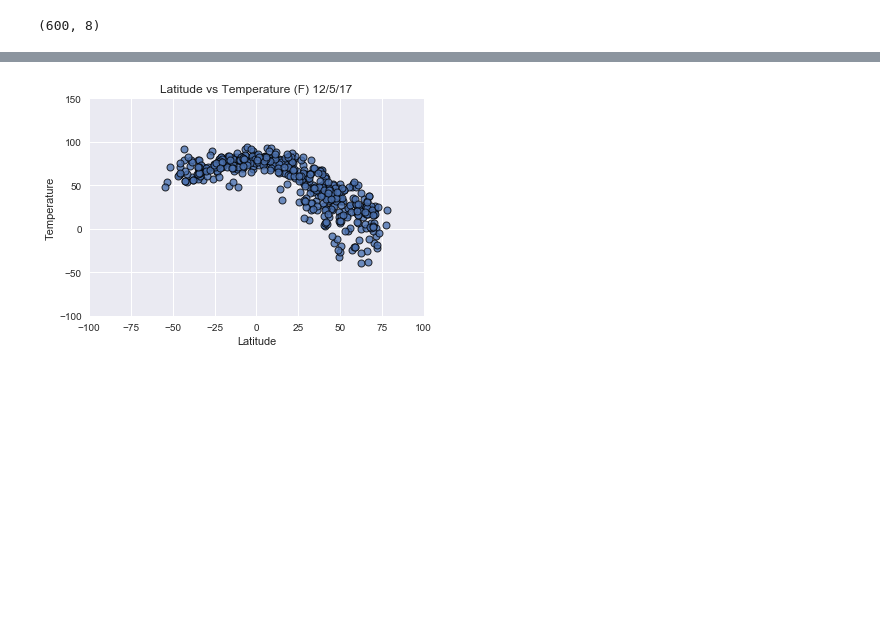
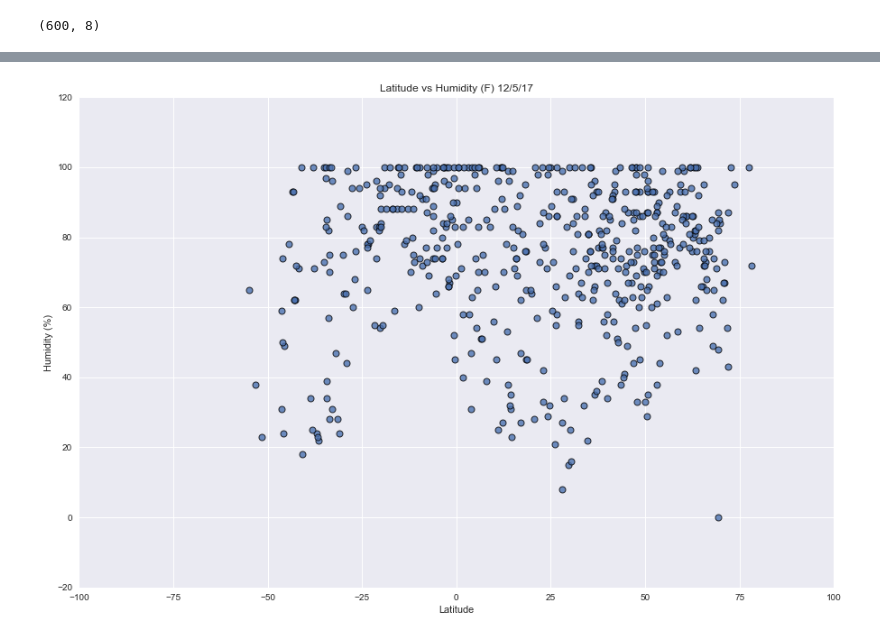
Before and after one commit to ABFdata/Homework, a Jupyter notebook: WeatherPy_v2/weatherPy_v4.ipynb, the cells around one changed output, grey strips where cells are left out. Cells and saved outputs as stored; diff of their text form; code cells hidden in the pictures; blank space fills up the shorter version.

```diff
--- a/WeatherPy_v2/weatherPy_v4.ipynb
+++ b/WeatherPy_v2/weatherPy_v4.ipynb
@@ -198,5 +199,5 @@ selected_cities.to_csv("weather_py_data_2.csv", encoding="utf-8", index=False)
 # %%
-df = pd.read_csv("weather_py_data_2.csv")
+df = pd.read_csv("weather_py_data_3.csv")
 # %%
 df.head()
 # %% [output]
@@ -240,21 +264,20 @@ new_df.shape
 # %%
-# plot Temperature vs Latitude
-
+sns.set()
+plt.figure(figsize=(15,10))
 plt.scatter(new_df["Latitude"],
-           new_df["Temperature"],
+           new_df["Humidity %"],
            edgecolor="black", linewidths=1, marker="o",
            alpha=0.8)
 
-plt.title("Latitude vs Temperature (F) 12/5/17")
+plt.title("Latitude vs Humidity (F) 12/5/17")
 plt.xlabel("Latitude")
-plt.ylabel("Temperature")
+plt.ylabel("Humidity (%)")
 plt.grid(True)
 plt.xlim([-100, 100])
-plt.ylim([-100, 150])
+plt.ylim([-20, 120])
 
-plt.savefig("LatTemp2.png")
-sns.set()
-plt.show()
+# save figure
+plt.savefig("Humidity2.png")
 # %% [output]
-[figure, old version]
+[figure, new version]
 # %%
```
Also changed, not shown: parts of 20 cells of this notebook, 9 other files.
